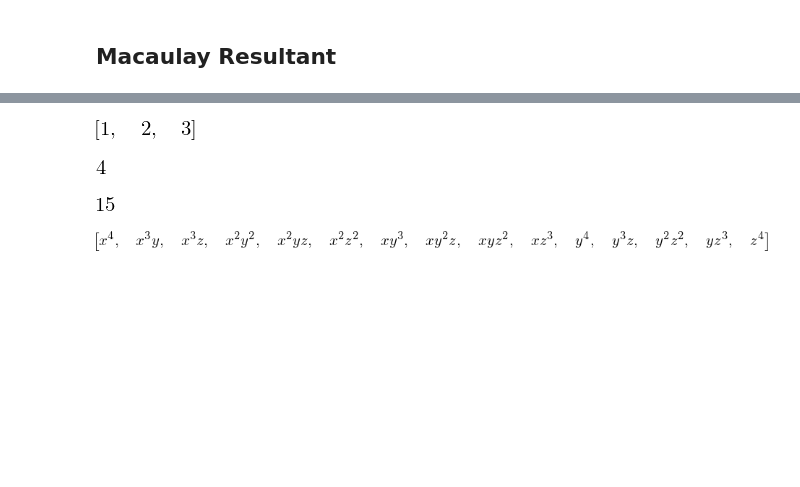
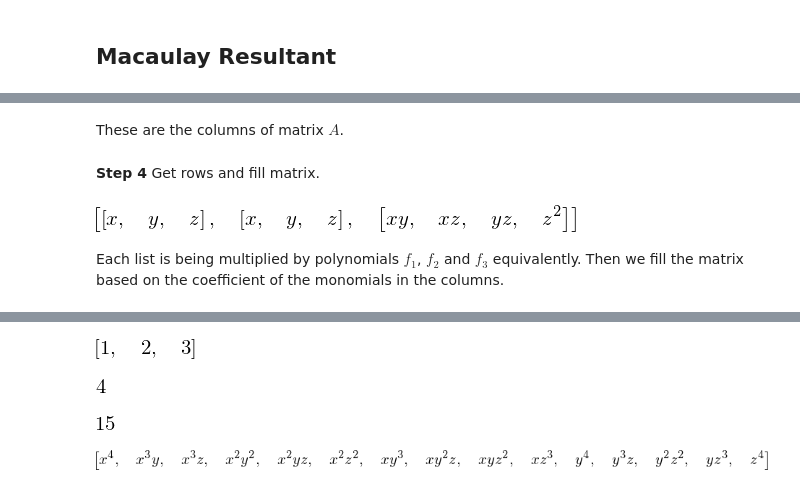
Before and after one commit to Nikoleta-v3/resultant-theory, a Jupyter notebook: notebooks/Macaulay.ipynb, the cells around one changed output, grey strips where cells are left out. Cells and saved outputs as stored; diff of their text form; code cells hidden in the pictures; blank space fills up the shorter version.

```diff
--- a/notebooks/Macaulay.ipynb
+++ b/notebooks/Macaulay.ipynb
@@ -15,0 +70,11 @@ Macaulay Resultant
+# %% [markdown]
+These are the columns of matrix $A$.
+# %% [markdown]
+**Step 4** Get rows and fill matrix.
+# %%
+mac.get_row_coefficients()
+# %% [output]
+[figure, added]
+# %% [markdown]
+Each list is being multiplied by polynomials $f_1$, $f_2$ and $f_3$ equivalently. Then we fill the matrix
+based on the coefficient of the monomials in the columns.
```
Also changed, not shown: parts of 38 cells of this notebook, 1 other file.
